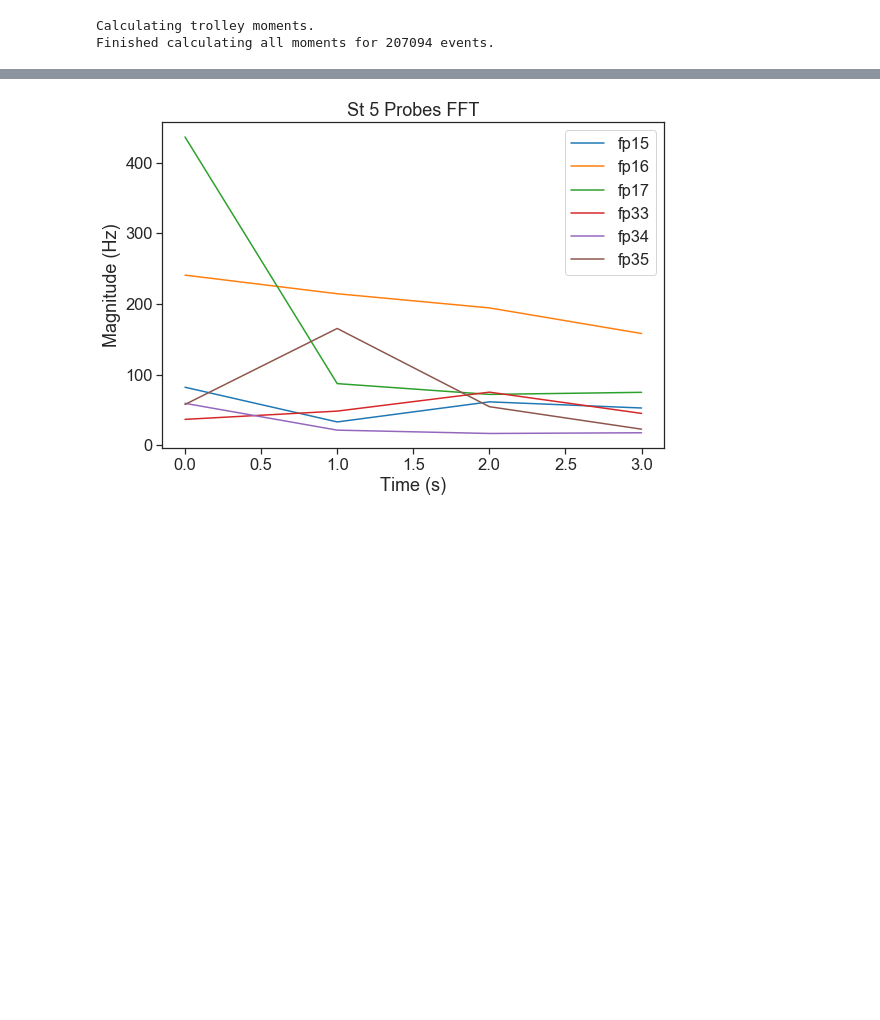
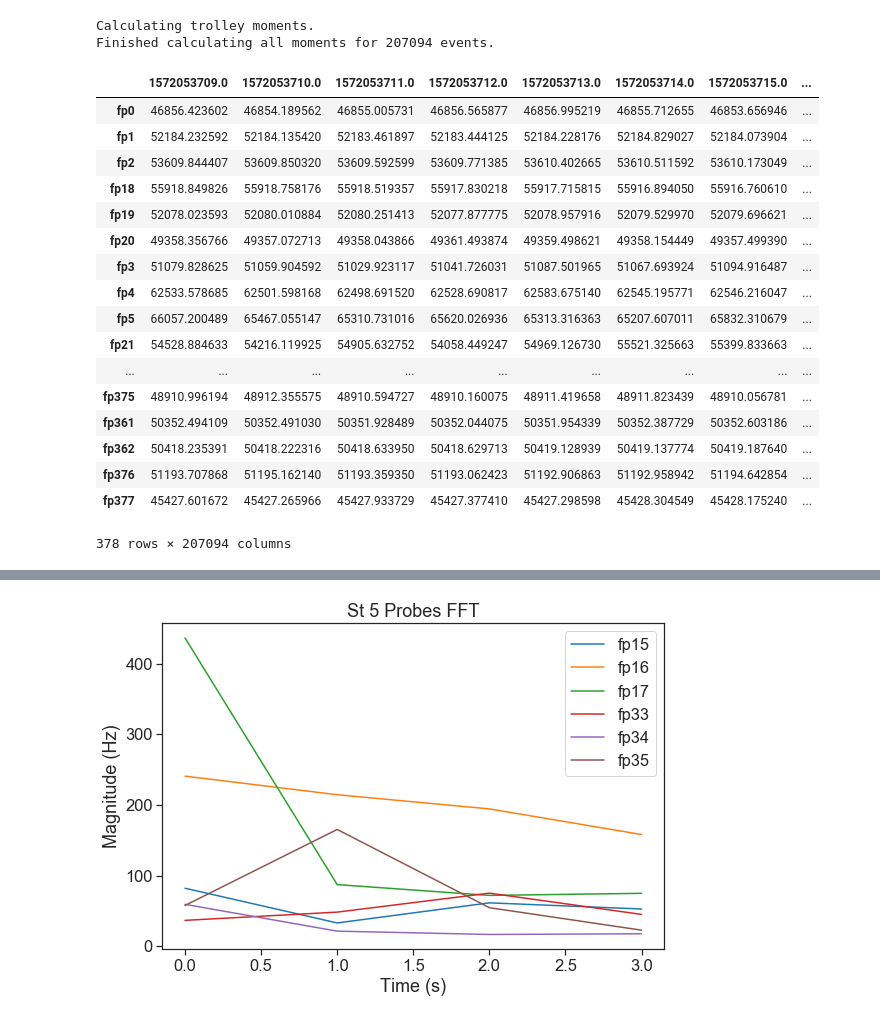
Before and after one commit to aetb/trfp, a Jupyter notebook: Jonathan_Analysis.ipynb, the cells around one changed output, grey strips where cells are left out. Saved outputs shown, nothing was run; the diff lists cells and outputs as text; code cells hidden in the pictures; blank space fills up the shorter version.

```diff
--- a/Jonathan_Analysis.ipynb
+++ b/Jonathan_Analysis.ipynb
@@ -389,3 +391,26 @@ nEvents = len(np.delete(avgdMoment_df["tr,m1"].to_numpy(), np.arange(Binsize -1)
 # %% [output]
 Calculating trolley moments.
 Finished calculating all moments for 207094 events.
+# %%
+Leg3dInterp_df = interp_df.iloc[:,np.concatenate(trfp.STATION_PROBE_ID) + 18]
+# %%
+Leg3dInterp_df.transpose()
+# %% [output]
+|  | 1572053709.0 | 1572053710.0 | 1572053711.0 | 1572053712.0 | 1572053713.0 | 1572053714.0 | 1572053715.0 | ... |
+| fp0 | 46856.423602 | 46854.189562 | 46855.005731 | 46856.565877 | 46856.995219 | 46855.712655 | 46853.656946 | ... |
+| fp1 | 52184.232592 | 52184.135420 | 52183.461897 | 52183.444125 | 52184.228176 | 52184.829027 | 52184.073904 | ... |
+| fp2 | 53609.844407 | 53609.850320 | 53609.592599 | 53609.771385 | 53610.402665 | 53610.511592 | 53610.173049 | ... |
+| fp18 | 55918.849826 | 55918.758176 | 55918.519357 | 55917.830218 | 55917.715815 | 55916.894050 | 55916.760610 | ... |
+| fp19 | 52078.023593 | 52080.010884 | 52080.251413 | 52077.877775 | 52078.957916 | 52079.529970 | 52079.696621 | ... |
+| fp20 | 49358.356766 | 49357.072713 | 49358.043866 | 49361.493874 | 49359.498621 | 49358.154449 | 49357.499390 | ... |
+| fp3 | 51079.828625 | 51059.904592 | 51029.923117 | 51041.726031 | 51087.501965 | 51067.693924 | 51094.916487 | ... |
+| fp4 | 62533.578685 | 62501.598168 | 62498.691520 | 62528.690817 | 62583.675140 | 62545.195771 | 62546.216047 | ... |
+| fp5 | 66057.200489 | 65467.055147 | 65310.731016 | 65620.026936 | 65313.316363 | 65207.607011 | 65832.310679 | ... |
+| fp21 | 54528.884633 | 54216.119925 | 54905.632752 | 54058.449247 | 54969.126730 | 55521.325663 | 55399.833663 | ... |
+| ... | ... | ... | ... | ... | ... | ... | ... | ... |
+| fp375 | 48910.996194 | 48912.355575 | 48910.594727 | 48910.160075 | 48911.419658 | 48911.823439 | 48910.056781 | ... |
+| fp361 | 50352.494109 | 50352.491030 | 50351.928489 | 50352.044075 | 50351.954339 | 50352.387729 | 50352.603186 | ... |
+| fp362 | 50418.235391 | 50418.222316 | 50418.633950 | 50418.629713 | 50419.128939 | 50419.137774 | 50419.187640 | ... |
+| fp376 | 51193.707868 | 51195.162140 | 51193.359350 | 51193.062423 | 51192.906863 | 51192.958942 | 51194.642854 | ... |
+| fp377 | 45427.601672 | 45427.265966 | 45427.933729 | 45427.377410 | 45427.298598 | 45428.304549 | 45428.175240 | ... |
+378 rows × 207094 columns
```
Also changed, not shown: parts of 10 cells of this notebook, 6 other files.
